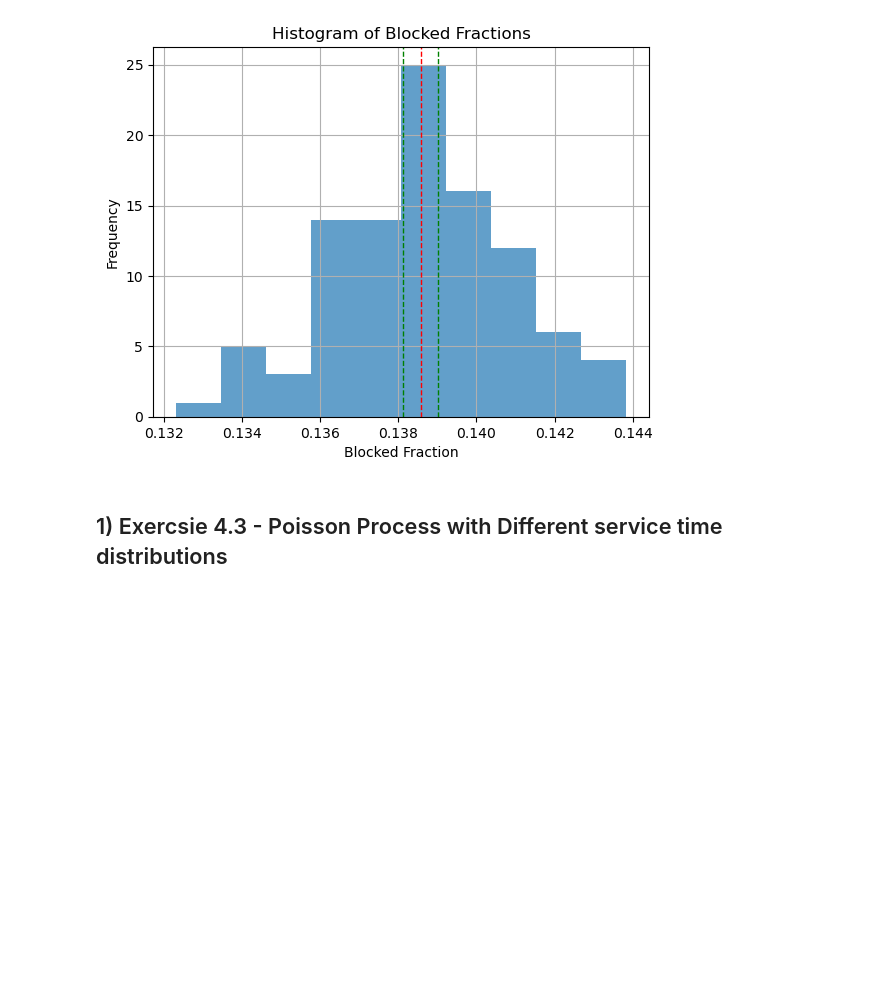
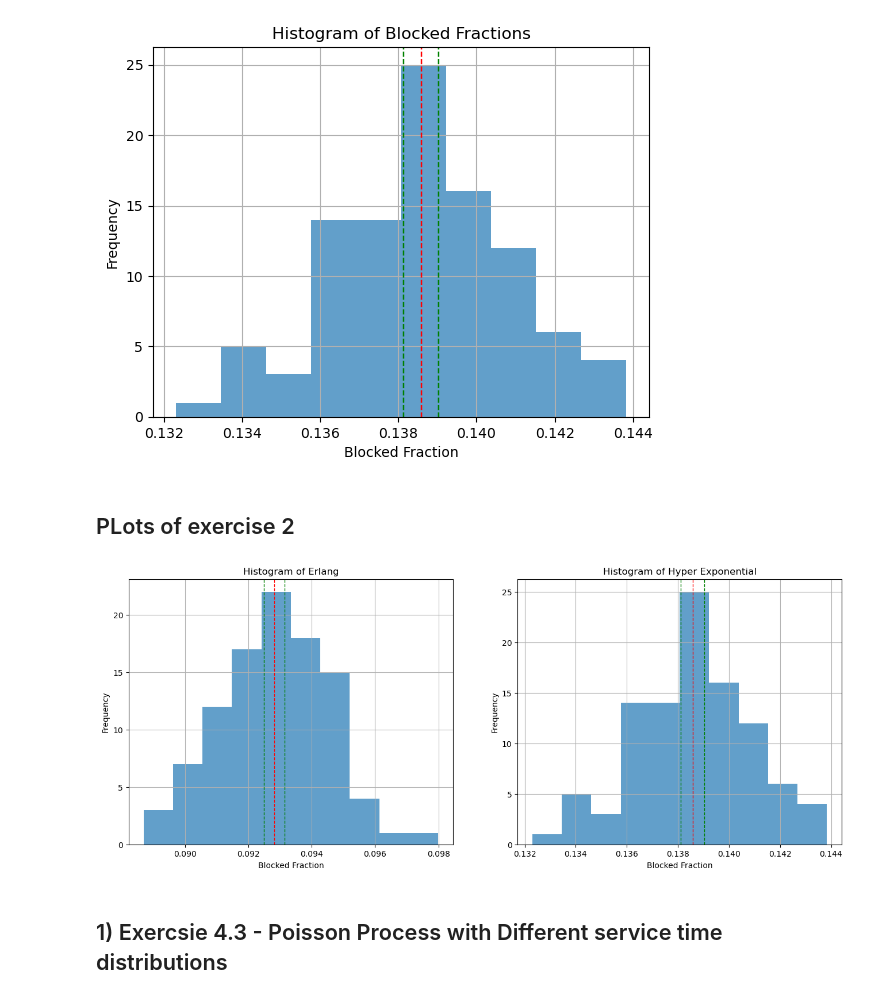
Before and after one commit to Fuglede30/Stokastisk_sim_2, a Jupyter notebook: 4_DiscreteEventSimulation.ipynb, the cells around one changed output. Drawn from its saved outputs; the diff is of its cells as text; code cells hidden in the pictures; blank space fills up the shorter version.

```diff
--- a/4_DiscreteEventSimulation.ipynb
+++ b/4_DiscreteEventSimulation.ipynb
@@ -250,6 +250,34 @@ Mean: 0.1386
 95% confidence interval: (0.1381, 0.1390)
 Analytical Solution: 0.1217
 [figure]
+# %% [markdown]
+## PLots of exercise 2
+# %%
+
+figure, axis = plt.subplots(1, 2,figsize=(16, 6))
+
+# Plot results
+axis[0].hist(blocked_fractions_2a, bins=10, alpha=0.7)
+axis[0].axvline(mean_2a, color='r', linestyle='dashed', linewidth=1)
+axis[0].axvline(conf_int_2a[0], color='g', linestyle='dashed', linewidth=1)
+axis[0].axvline(conf_int_2a[1], color='g', linestyle='dashed', linewidth=1)
+axis[0].set_title('Histogram of Erlang')
+axis[0].set_xlabel('Blocked Fraction')
+axis[0].set_ylabel('Frequency')
+axis[0].grid()
+
+
+# Plot results
+axis[1].hist(blocked_fractions_2b, bins=10, alpha=0.7)
+axis[1].axvline(mean_2b, color='r', linestyle='dashed', linewidth=1)
+axis[1].axvline(conf_int_2b[0], color='g', linestyle='dashed', linewidth=1)
+axis[1].axvline(conf_int_2b[1], color='g', linestyle='dashed', linewidth=1)
+axis[1].set_title('Histogram of Hyper Exponential')
+axis[1].set_xlabel('Blocked Fraction')
+axis[1].set_ylabel('Frequency')
+axis[1].grid()
+# %% [output]
+[figure, added]
 # %% [markdown]
 ## 1) Exercsie 4.3 - Poisson Process with Different service time distributions
 # %%
```
Also changed, not shown: parts of 1 cell of this notebook, 5 other files.
